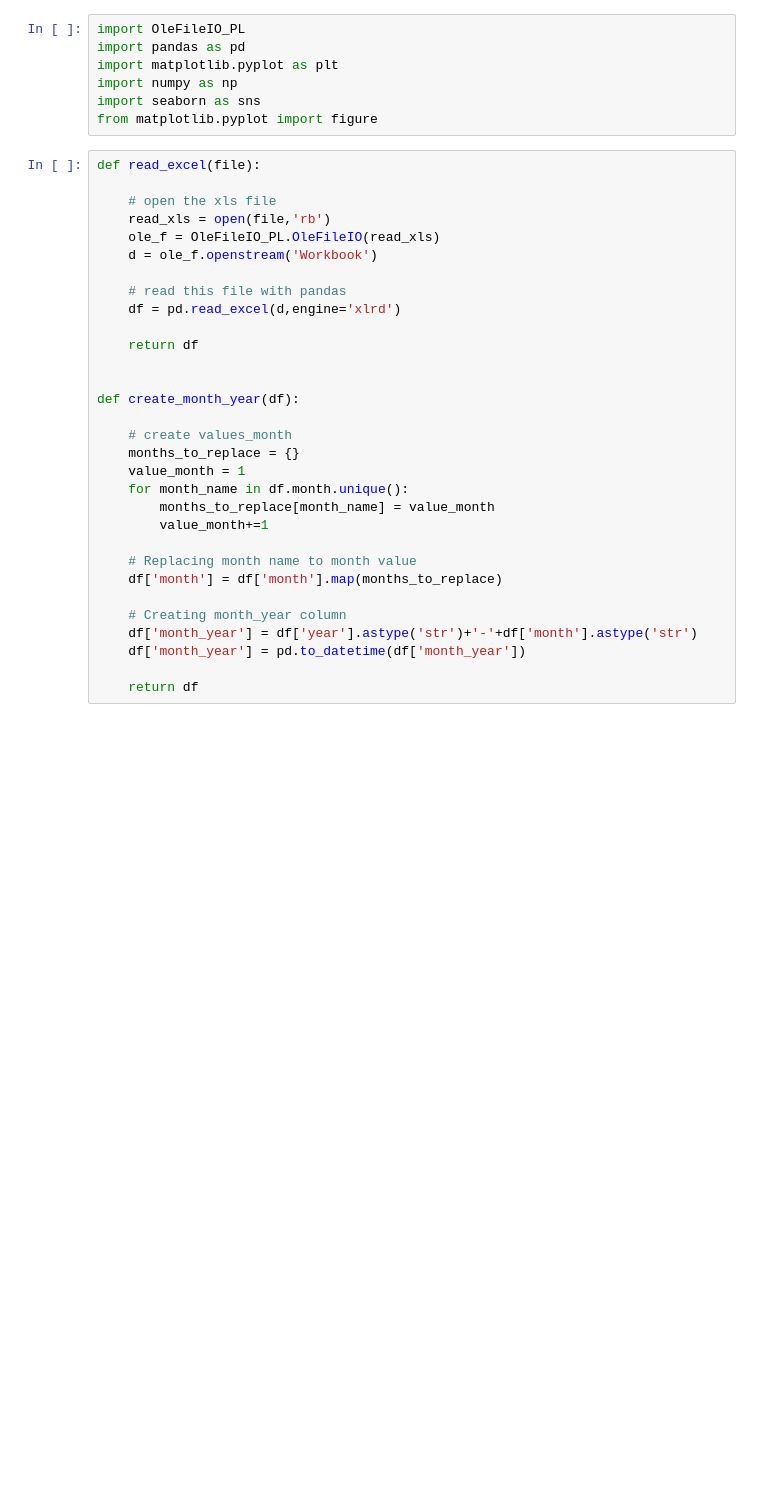
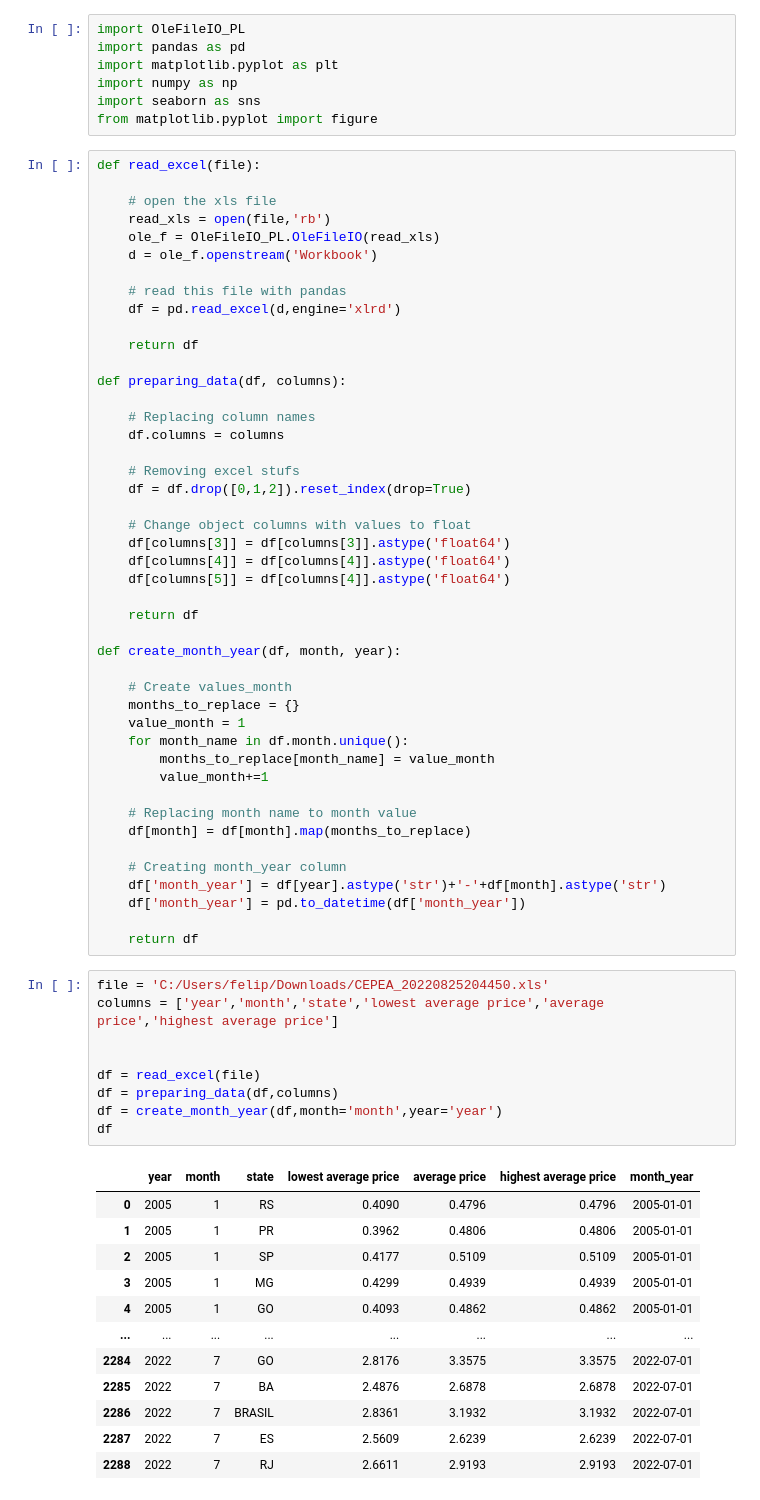
Before and after one commit to ludsonfelipe/data_projects, a Jupyter notebook: The Price Of Milk In Brazil/milk_in_brazil_data_analysis.ipynb, the cells around one changed output. Saved outputs shown, nothing was run; the diff lists cells and outputs as text; blank space fills up the shorter version.

```diff
--- a/The Price Of Milk In Brazil/milk_in_brazil_data_analysis.ipynb
+++ b/The Price Of Milk In Brazil/milk_in_brazil_data_analysis.ipynb
@@ -18,10 +18,24 @@ def read_excel(file):
 
     return df
 
+def preparing_data(df, columns):
 
-def create_month_year(df):
+    # Replacing column names
+    df.columns = columns
 
-    # create values_month
+    # Removing excel stufs
+    df = df.drop([0,1,2]).reset_index(drop=True)
+
+    # Change object columns with values to float
+    df[columns[3]] = df[columns[3]].astype('float64')
+    df[columns[4]] = df[columns[4]].astype('float64')
+    df[columns[5]] = df[columns[4]].astype('float64')
+
+    return df
+
+def create_month_year(df, month, year):
+
+    # Create values_month
     months_to_replace = {}
     value_month = 1
     for month_name in df.month.unique():
@@ -29,10 +43,32 @@ def create_month_year(df):
         value_month+=1
 
     # Replacing month name to month value
-    df['month'] = df['month'].map(months_to_replace)
+    df[month] = df[month].map(months_to_replace)
 
     # Creating month_year column
-    df['month_year'] = df['year'].astype('str')+'-'+df['month'].astype('str')
+    df['month_year'] = df[year].astype('str')+'-'+df[month].astype('str')
     df['month_year'] = pd.to_datetime(df['month_year'])
 
     return df
+# %%
+file = 'C:/Users/felip/Downloads/CEPEA_20220825204450.xls'
+columns = ['year','month','state','lowest average price','average price','highest average price']
+
+
+df = read_excel(file)
+df = preparing_data(df,columns)
+df = create_month_year(df,month='month',year='year')
+df
+# %% [output]
+|  | year | month | state | lowest average price | average price | highest average price | month_year |
+| 0 | 2005 | 1 | RS | 0.4090 | 0.4796 | 0.4796 | 2005-01-01 |
+| 1 | 2005 | 1 | PR | 0.3962 | 0.4806 | 0.4806 | 2005-01-01 |
+| 2 | 2005 | 1 | SP | 0.4177 | 0.5109 | 0.5109 | 2005-01-01 |
+| 3 | 2005 | 1 | MG | 0.4299 | 0.4939 | 0.4939 | 2005-01-01 |
+| 4 | 2005 | 1 | GO | 0.4093 | 0.4862 | 0.4862 | 2005-01-01 |
+| ... | ... | ... | ... | ... | ... | ... | ... |
+| 2284 | 2022 | 7 | GO | 2.8176 | 3.3575 | 3.3575 | 2022-07-01 |
+| 2285 | 2022 | 7 | BA | 2.4876 | 2.6878 | 2.6878 | 2022-07-01 |
+| 2286 | 2022 | 7 | BRASIL | 2.8361 | 3.1932 | 3.1932 | 2022-07-01 |
+| 2287 | 2022 | 7 | ES | 2.5609 | 2.6239 | 2.6239 | 2022-07-01 |
+| 2288 | 2022 | 7 | RJ | 2.6611 | 2.9193 | 2.9193 | 2022-07-01 |
```
Also changed, not shown: parts of 17 cells of this notebook.
